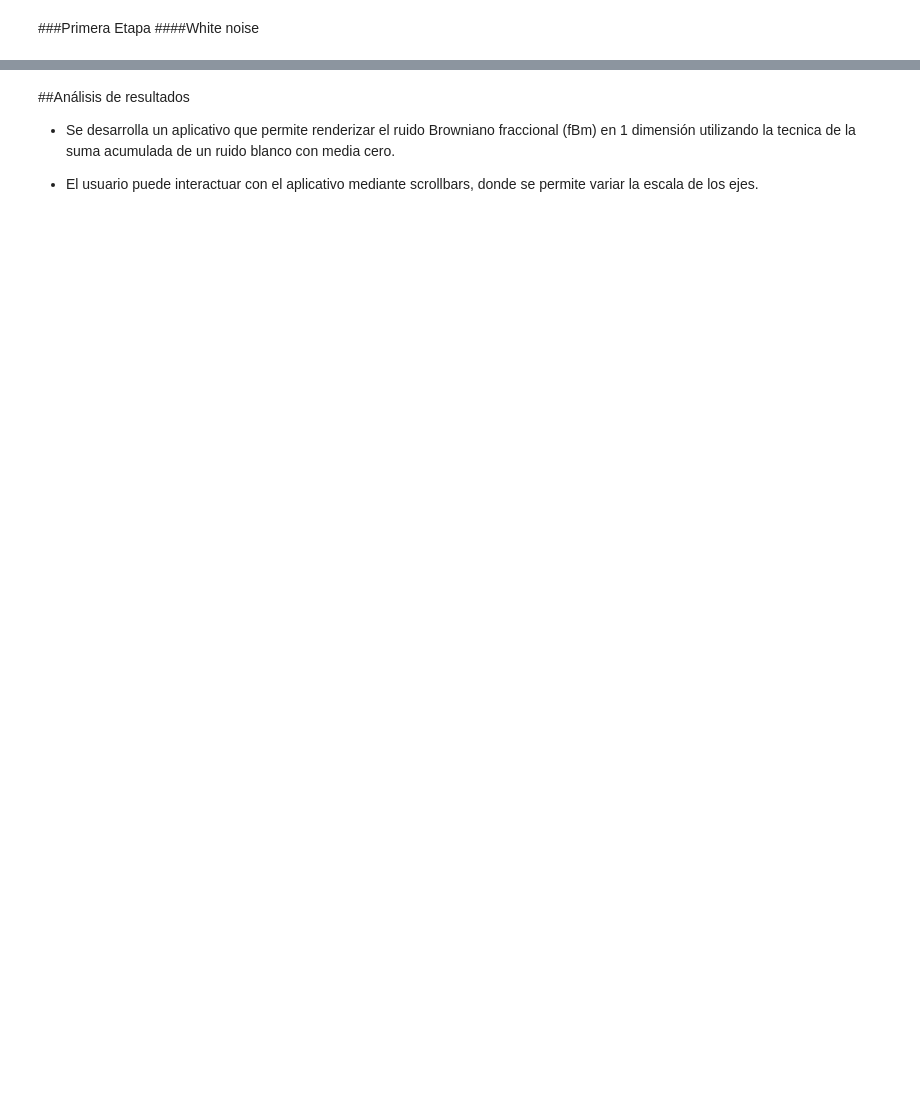
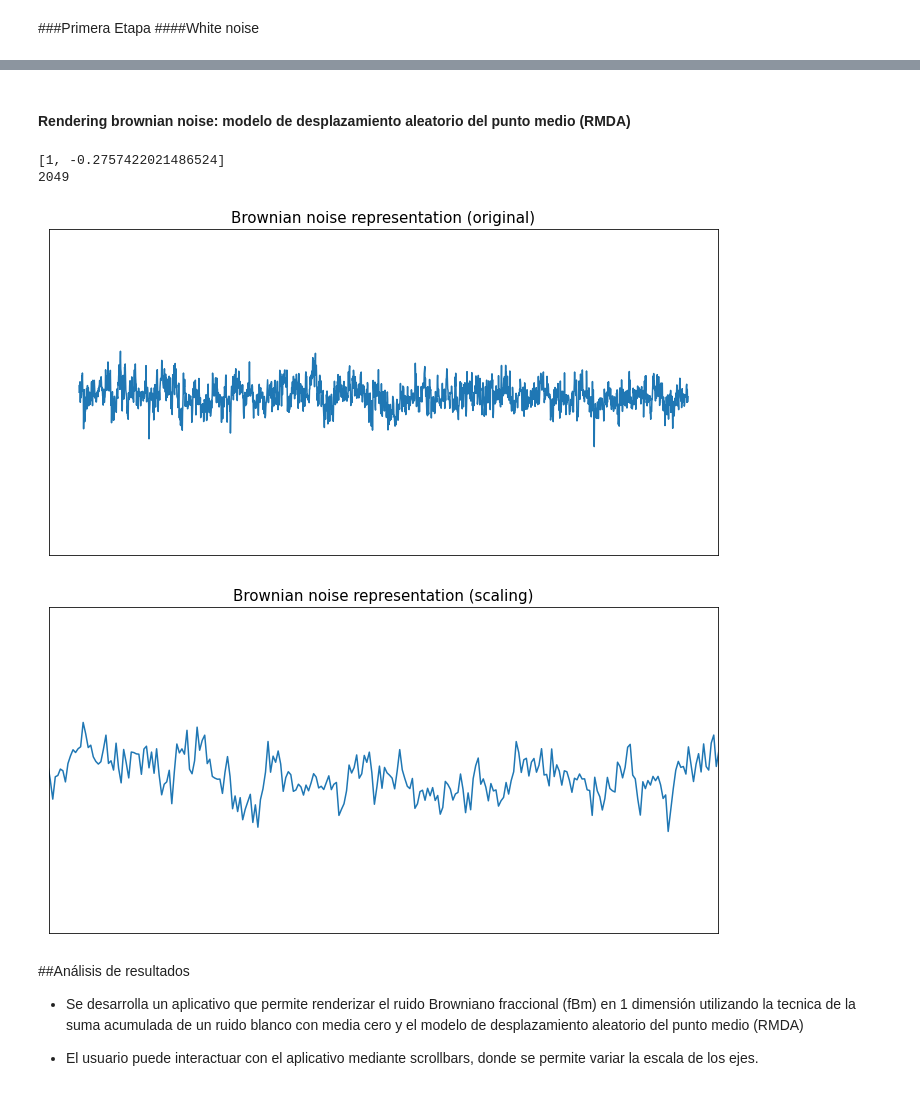
Before and after one commit to RonnyGuevara/Fractal_Images, a Jupyter notebook: TP5/TP5_FI.ipynb, the cells around one changed output, grey strips where cells are left out. Saved outputs shown, nothing was run; the diff lists cells and outputs as text; code cells hidden in the pictures; blank space fills up the shorter version.

```diff
--- a/TP5/TP5_FI.ipynb
+++ b/TP5/TP5_FI.ipynb
@@ -71,0 +72,2 @@ ax.get_yaxis().set_visible(False)
+# %% [markdown]
+#### Rendering brownian noise: modelo de desplazamiento aleatorio del punto medio (RMDA)
@@ -72,6 +118,28 @@ ax.get_yaxis().set_visible(False)
+# %%
+#@title Seleccione la escala { run: "auto" }
+iterations = 11 #@param {type:"slider", min:1, max:15, step:1}
+dim_fractal = 0.5 #@param {type:"slider", min:0.1, max:4, step:0.1}
+escala_x = 15 #@param {type:"slider", min:1, max:20, step:0.5}
+escala_y = 3 #@param {type:"slider", min:1, max:20, step:0.5}
+t , x = brow(iterations,dim_fractal,0,1)
+escala_x = np.sqrt(escala_x)
+newarr = np.multiply(x, escala_y)
+newarr2 = np.multiply(t, escala_x)
+fig, ax = plt.subplots(figsize = (12, 6))
+ax.plot(newarr2,newarr)
+ax.set_xlim(left=0.5, right=1)
+ax.set_ylim(-20,20)
+plt.title("Brownian noise representation (scaling)", fontsize = 15)
+ax.get_xaxis().set_visible(False)
+ax.get_yaxis().set_visible(False)
+# %% [output]
+[1, -0.2757422021486524]
+2049
+[figure, added]
+[figure, added]
 # %% [markdown]
 ##Análisis de resultados
 
-*   Se desarrolla un aplicativo que permite renderizar el ruido Browniano fraccional (fBm) en 1 dimensión utilizando la tecnica de la suma acumulada de un ruido blanco con media cero.
+*   Se desarrolla un aplicativo que permite renderizar el ruido Browniano fraccional (fBm) en 1 dimensión utilizando la tecnica de la suma acumulada de un ruido blanco con media cero y el modelo de desplazamiento aleatorio del punto medio (RMDA)
 
 *   El usuario puede interactuar con el aplicativo mediante scrollbars, donde se permite variar la escala de los ejes.
```
Also changed, not shown: parts of 6 cells of this notebook.
